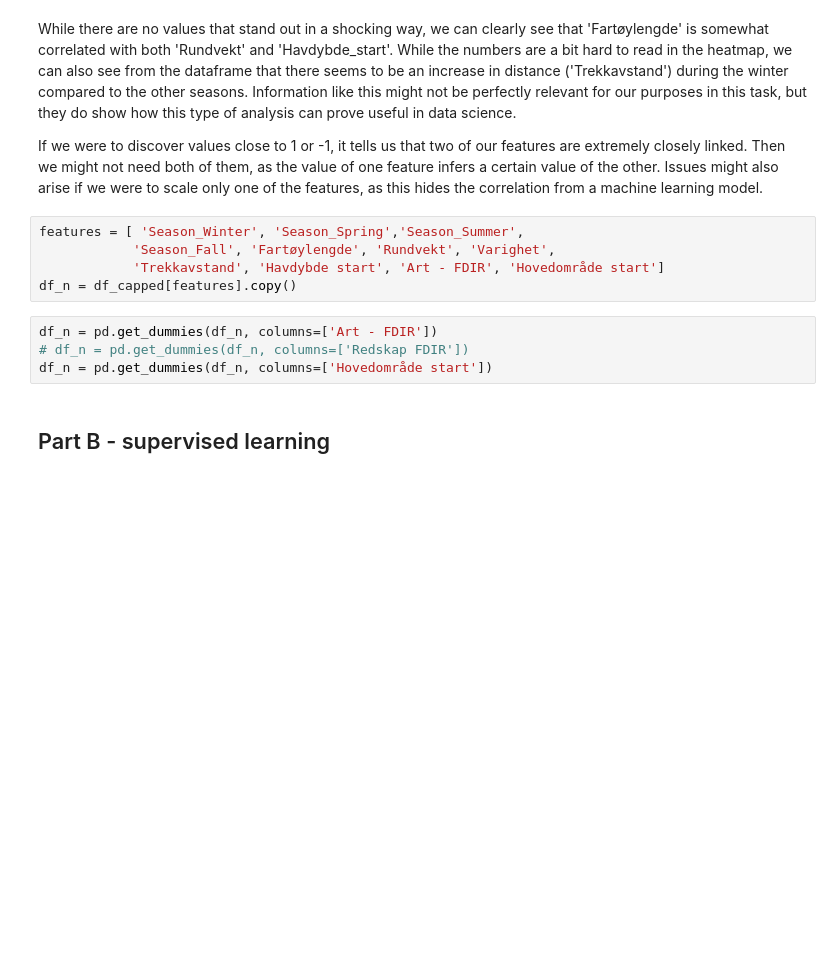
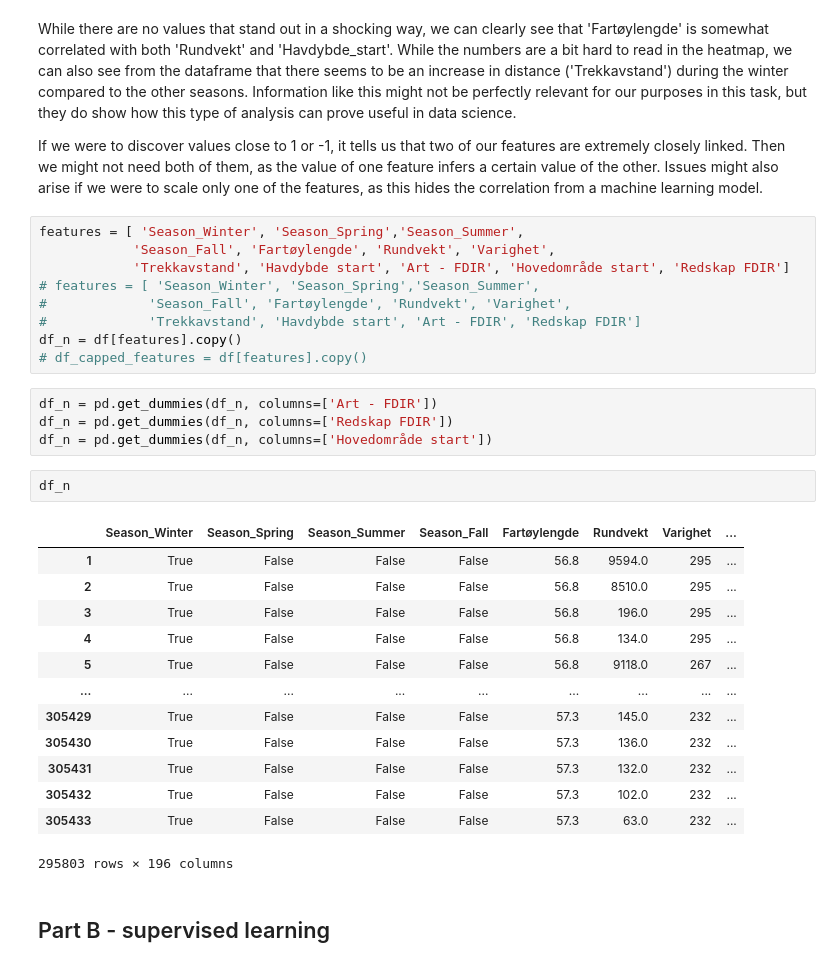
Before and after one commit to StaaleKarlstad/INFO284, a Jupyter notebook: Notebooks/random_forest.ipynb, the cells around one changed output. Saved outputs shown, nothing was run; the diff lists cells and outputs as text; blank space fills up the shorter version.

```diff
--- a/Notebooks/random_forest.ipynb
+++ b/Notebooks/random_forest.ipynb
@@ -391,12 +450,32 @@ If we were to discover values close to 1 or -1, it tells us that two of our feat
 # %%
 features = [ 'Season_Winter', 'Season_Spring','Season_Summer',
             'Season_Fall', 'Fartøylengde', 'Rundvekt', 'Varighet',
-            'Trekkavstand', 'Havdybde start', 'Art - FDIR', 'Hovedområde start']
-df_n = df_capped[features].copy()
+            'Trekkavstand', 'Havdybde start', 'Art - FDIR', 'Hovedområde start', 'Redskap FDIR']
+# features = [ 'Season_Winter', 'Season_Spring','Season_Summer',
+#             'Season_Fall', 'Fartøylengde', 'Rundvekt', 'Varighet',
+#             'Trekkavstand', 'Havdybde start', 'Art - FDIR', 'Redskap FDIR']
+df_n = df[features].copy()
+# df_capped_features = df[features].copy()
 # %%
 df_n = pd.get_dummies(df_n, columns=['Art - FDIR'])
-# df_n = pd.get_dummies(df_n, columns=['Redskap FDIR'])
+df_n = pd.get_dummies(df_n, columns=['Redskap FDIR'])
 df_n = pd.get_dummies(df_n, columns=['Hovedområde start'])
+# %%
+df_n
+# %% [output]
+|  | Season_Winter | Season_Spring | Season_Summer | Season_Fall | Fartøylengde | Rundvekt | Varighet | ... |
+| 1 | True | False | False | False | 56.8 | 9594.0 | 295 | ... |
+| 2 | True | False | False | False | 56.8 | 8510.0 | 295 | ... |
+| 3 | True | False | False | False | 56.8 | 196.0 | 295 | ... |
+| 4 | True | False | False | False | 56.8 | 134.0 | 295 | ... |
+| 5 | True | False | False | False | 56.8 | 9118.0 | 267 | ... |
+| ... | ... | ... | ... | ... | ... | ... | ... | ... |
+| 305429 | True | False | False | False | 57.3 | 145.0 | 232 | ... |
+| 305430 | True | False | False | False | 57.3 | 136.0 | 232 | ... |
+| 305431 | True | False | False | False | 57.3 | 132.0 | 232 | ... |
+| 305432 | True | False | False | False | 57.3 | 102.0 | 232 | ... |
+| 305433 | True | False | False | False | 57.3 | 63.0 | 232 | ... |
+295803 rows × 196 columns
 # %% [markdown]
 <a id="part_b"></a>
 ## Part B - supervised learning
```
Also changed, not shown: parts of 22 cells of this notebook.
